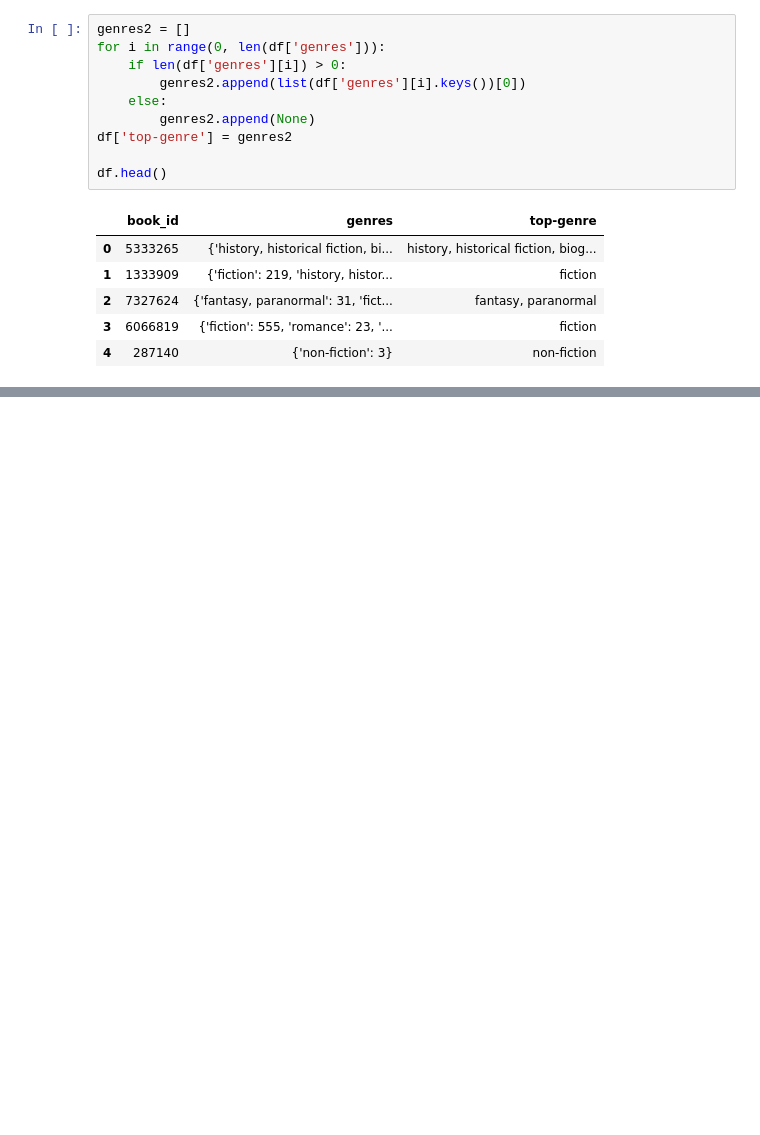
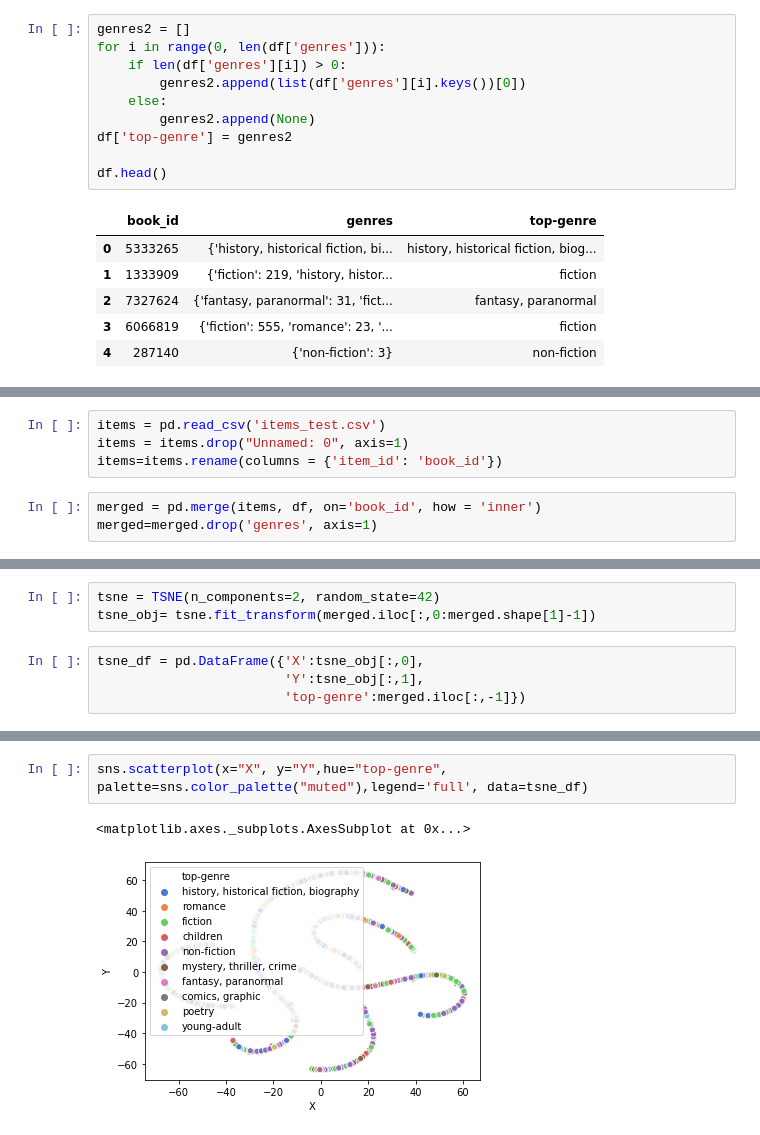
Before and after one commit to Ambbbbberwang/guess_u_like, a Jupyter notebook: ScratchWork.ipynb, the cells around one changed output, grey strips where cells are left out. Cells and saved outputs as stored; diff of their text form; blank space fills up the shorter version.

```diff
--- a/ScratchWork.ipynb
+++ b/ScratchWork.ipynb
@@ -194,0 +197,7 @@ df.head()
+# %%
+items = pd.read_csv('items_test.csv')
+items = items.drop("Unnamed: 0", axis=1)
+items=items.rename(columns = {'item_id': 'book_id'})
+# %%
+merged = pd.merge(items, df, on='book_id', how = 'inner')
+merged=merged.drop('genres', axis=1)
@@ -194,0 +209,7 @@ df.head()
+# %%
+tsne = TSNE(n_components=2, random_state=42)
+tsne_obj= tsne.fit_transform(merged.iloc[:,0:merged.shape[1]-1])
+# %%
+tsne_df = pd.DataFrame({'X':tsne_obj[:,0],
+                        'Y':tsne_obj[:,1],
+                        'top-genre':merged.iloc[:,-1]})
@@ -194,0 +225,5 @@ df.head()
+# %%
+sns.scatterplot(x="X", y="Y",hue="top-genre", palette=sns.color_palette("muted"),legend='full', data=tsne_df)
+# %% [output]
+<matplotlib.axes._subplots.AxesSubplot at 0x...>
+[figure, added]
```
Also changed, not shown: parts of 3 cells of this notebook, 1 other file.
